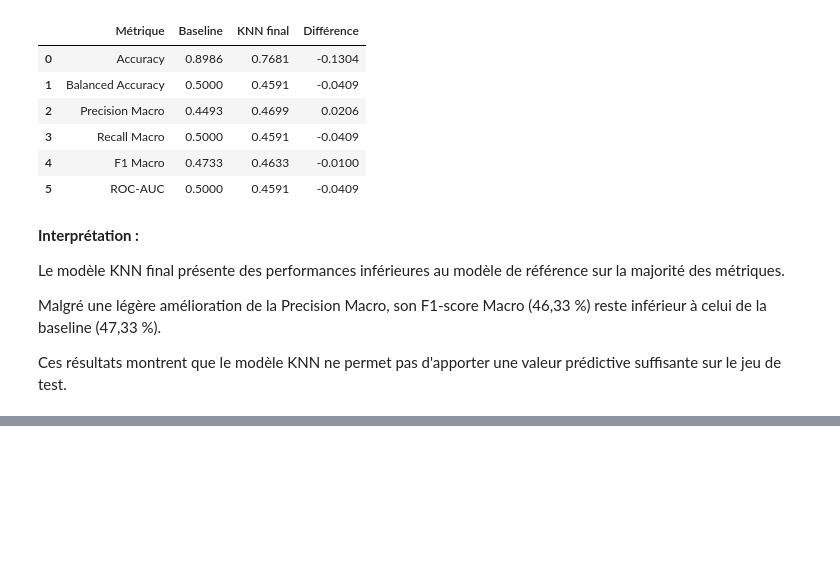
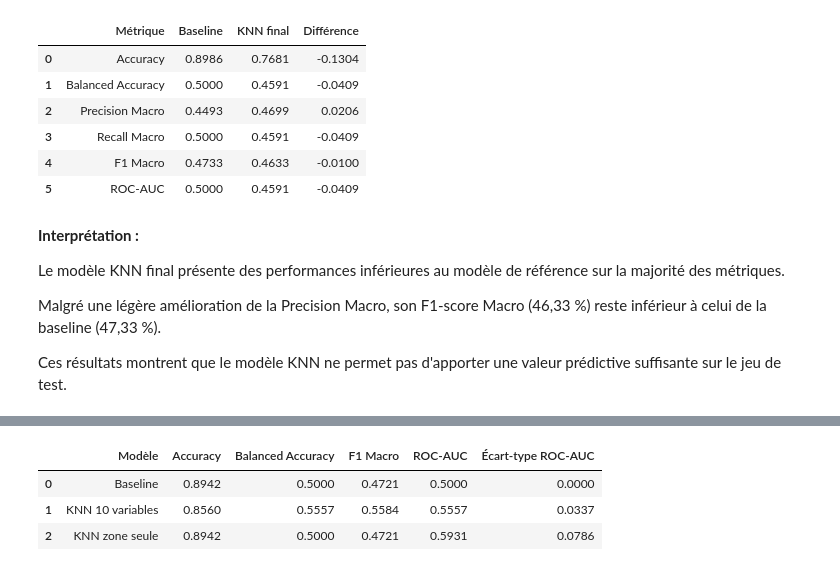
Before and after one commit to Fourkhoub/Projet_DataMining, a Jupyter notebook: notebooks/Question5.ipynb, the cells around one changed output, grey strips where cells are left out. Drawn from its saved outputs; the diff is of its cells as text; code cells hidden in the pictures; blank space fills up the shorter version.

```diff
--- a/notebooks/Question5.ipynb
+++ b/notebooks/Question5.ipynb
@@ -2498,0 +2874,50 @@ de test.
+# %%
+# Récupération du meilleur KNN utilisant la zone seule
+knn_zone = grid_search_zone.best_estimator_
+
+# Définition des modèles à comparer
+modeles_comparaison_zone = [
+    ('Baseline', clone(baseline), X_train),
+
+    ('KNN 10 variables', clone(modele_final), X_train),
+
+    ('KNN zone seule', clone(knn_zone), X_train_zone)
+]
+
+# Stockage des résultats
+resultats_comparaison_zone = []
+
+# Évaluation des trois modèles
+for nom, modele, donnees in modeles_comparaison_zone:
+
+    scores = cross_validate(
+        modele,
+        donnees,
+        y_train,
+        cv=cv_groupes,
+        groups=groupes_train,
+        scoring=scoring
+    )
+
+    # Calcul des scores moyens
+    resultats_comparaison_zone.append({
+        'Modèle': nom,
+        'Accuracy': scores['test_accuracy'].mean(),
+        'Balanced Accuracy': scores['test_balanced_accuracy'].mean(),
+        'F1 Macro': scores['test_f1_macro'].mean(),
+        'ROC-AUC': scores['test_roc_auc'].mean(),
+        'Écart-type ROC-AUC': scores['test_roc_auc'].std()
+    })
+
+# Conversion en DataFrame
+comparaison_zone = pd.DataFrame(
+    resultats_comparaison_zone
+)
+
+# Affichage des résultats
+display(comparaison_zone.round(4))
+# %% [output]
+|  | Modèle | Accuracy | Balanced Accuracy | F1 Macro | ROC-AUC | Écart-type ROC-AUC |
+| 0 | Baseline | 0.8942 | 0.5000 | 0.4721 | 0.5000 | 0.0000 |
+| 1 | KNN 10 variables | 0.8560 | 0.5557 | 0.5584 | 0.5557 | 0.0337 |
+| 2 | KNN zone seule | 0.8942 | 0.5000 | 0.4721 | 0.5931 | 0.0786 |
```
Also changed, not shown: parts of 28 cells of this notebook.
